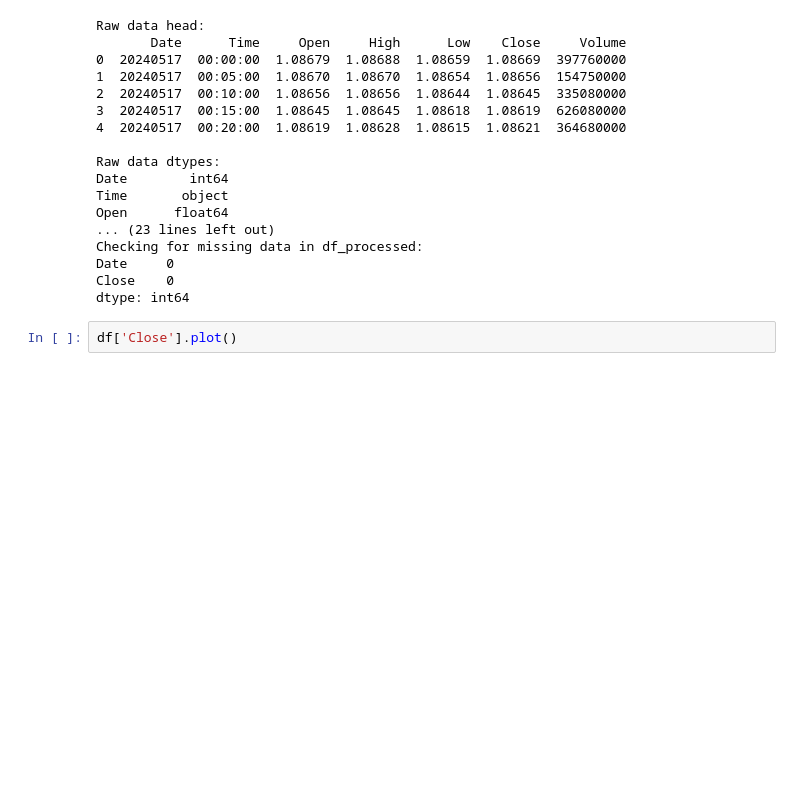
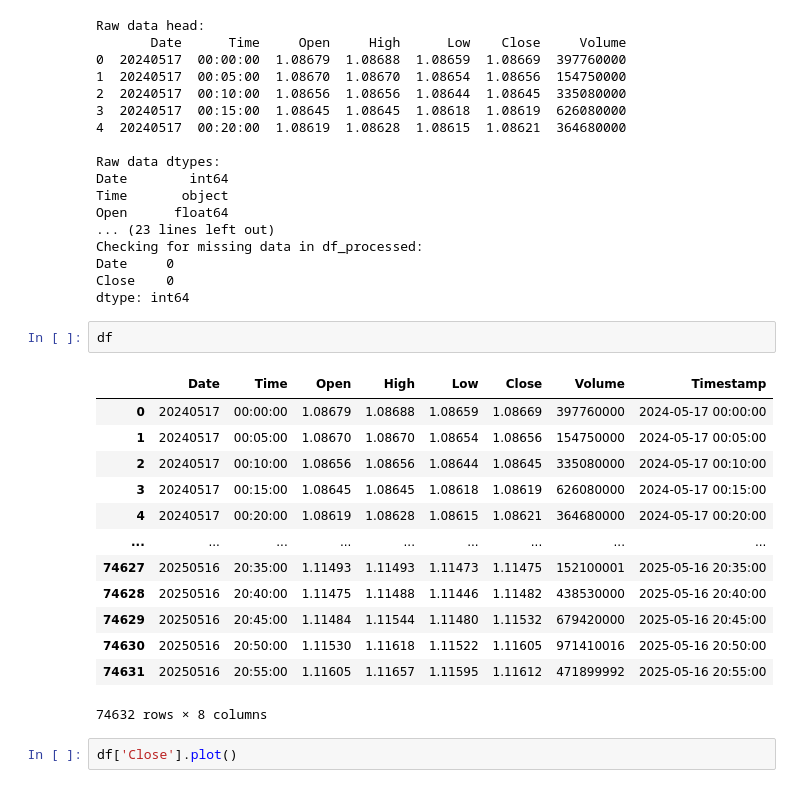
Before and after one commit to ilahuerta-IA/applied-ml-trading-lstm-eurusd, a Jupyter notebook: Machine_Learning_Applied_to_Trading.ipynb, the cells around one changed output. Saved outputs shown, nothing was run; the diff lists cells and outputs as text; blank space fills up the shorter version.

```diff
--- a/Machine_Learning_Applied_to_Trading.ipynb
+++ b/Machine_Learning_Applied_to_Trading.ipynb
@@ -135,6 +135,22 @@ Checking for missing data in df_processed:
 Date     0
 Close    0
 dtype: int64
+# %%
+df
+# %% [output]
+|  | Date | Time | Open | High | Low | Close | Volume | Timestamp |
+| 0 | 20240517 | 00:00:00 | 1.08679 | 1.08688 | 1.08659 | 1.08669 | 397760000 | 2024-05-17 00:00:00 |
+| 1 | 20240517 | 00:05:00 | 1.08670 | 1.08670 | 1.08654 | 1.08656 | 154750000 | 2024-05-17 00:05:00 |
+| 2 | 20240517 | 00:10:00 | 1.08656 | 1.08656 | 1.08644 | 1.08645 | 335080000 | 2024-05-17 00:10:00 |
+| 3 | 20240517 | 00:15:00 | 1.08645 | 1.08645 | 1.08618 | 1.08619 | 626080000 | 2024-05-17 00:15:00 |
+| 4 | 20240517 | 00:20:00 | 1.08619 | 1.08628 | 1.08615 | 1.08621 | 364680000 | 2024-05-17 00:20:00 |
+| ... | ... | ... | ... | ... | ... | ... | ... | ... |
+| 74627 | 20250516 | 20:35:00 | 1.11493 | 1.11493 | 1.11473 | 1.11475 | 152100001 | 2025-05-16 20:35:00 |
+| 74628 | 20250516 | 20:40:00 | 1.11475 | 1.11488 | 1.11446 | 1.11482 | 438530000 | 2025-05-16 20:40:00 |
+| 74629 | 20250516 | 20:45:00 | 1.11484 | 1.11544 | 1.11480 | 1.11532 | 679420000 | 2025-05-16 20:45:00 |
+| 74630 | 20250516 | 20:50:00 | 1.11530 | 1.11618 | 1.11522 | 1.11605 | 971410016 | 2025-05-16 20:50:00 |
+| 74631 | 20250516 | 20:55:00 | 1.11605 | 1.11657 | 1.11595 | 1.11612 | 471899992 | 2025-05-16 20:55:00 |
+74632 rows × 8 columns
 # %%
 df['Close'].plot()
 # %% [output]
```
Also changed, not shown: parts of 10 cells of this notebook.
